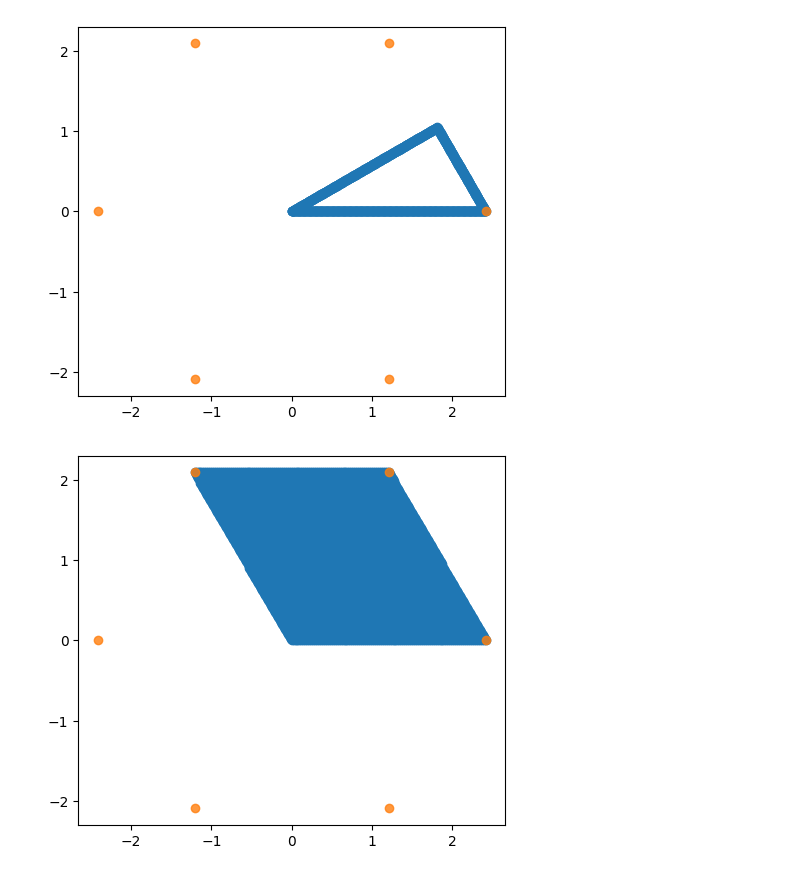
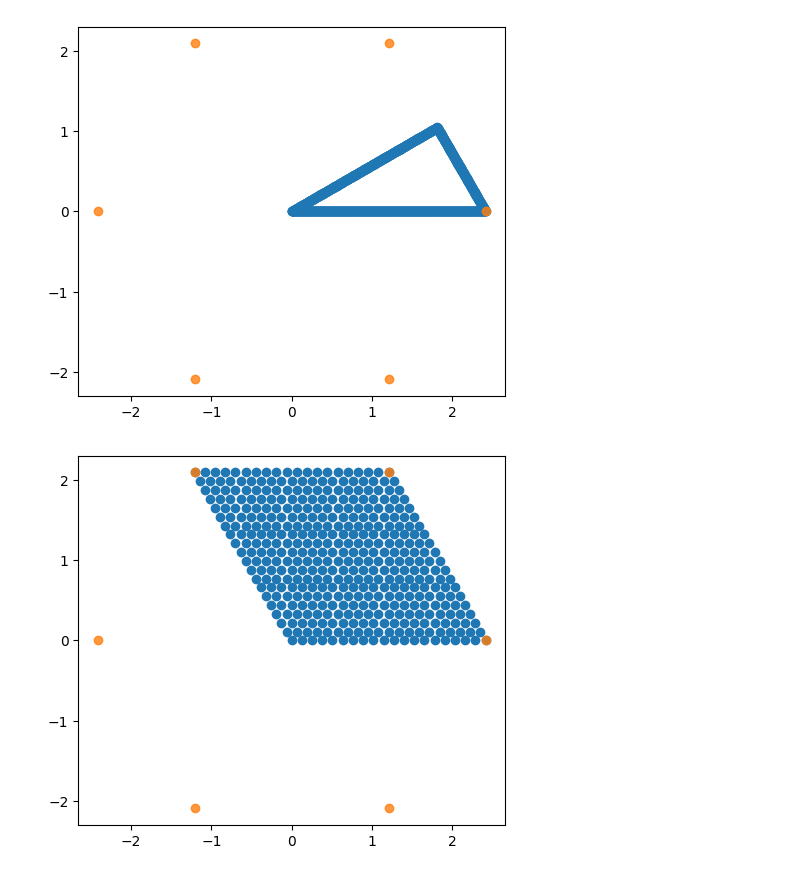
Before and after one commit to Ruberhauptmann/quant-met, a Jupyter notebook: plot_BCS_graphene.ipynb, the cells around one changed output. Drawn from its saved outputs; the diff is of its cells as text; code cells hidden in the pictures.

```diff
--- a/plot_BCS_graphene.ipynb
+++ b/plot_BCS_graphene.ipynb
@@ -26,11 +26,11 @@ BZ_path_plot = plotting.plot_into_bz(all_K_points, whole_path)
 # %% [output]
 [figure]
 # %%
-BZ_grid = graphene.generate_k_space_grid(100, 100, all_K_points[1], all_K_points[5])
+BZ_grid = graphene.generate_k_space_grid(20, 20, all_K_points[1], all_K_points[5])
 
 BZ_grid_plot = plotting.plot_into_bz(all_K_points, BZ_grid)
 # %% [output]
-[figure, old version]
+[figure, new version]
 # %%
 import time
 
```
Also changed, not shown: parts of 4 cells of this notebook, 1 other file.
